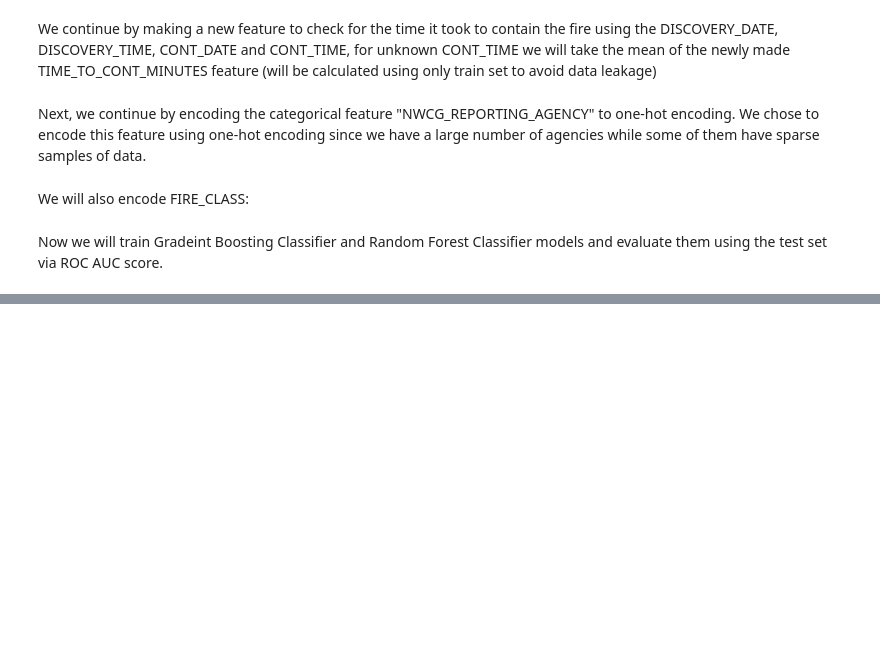
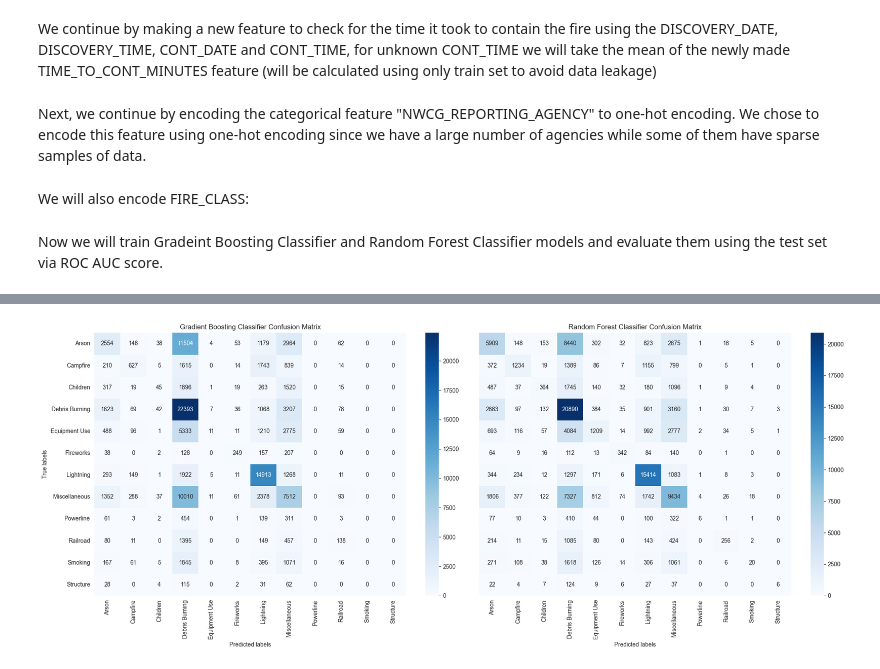
Before and after one commit to tal412/DataScienceFiresProject, a Jupyter notebook: FinalProject.ipynb, the cells around one changed output, grey strips where cells are left out. Cells and saved outputs as stored; diff of their text form; code cells hidden in the pictures; blank space fills up the shorter version.

```diff
--- a/FinalProject.ipynb
+++ b/FinalProject.ipynb
@@ -491,8 +446,9 @@ target_column = df_encoded.pop('STAT_CAUSE_DESCR')
 df_encoded['STAT_CAUSE_DESCR'] = target_column
 
 # Make the target column integer:
-df_encoded['STAT_CAUSE_DESCR'] = df_encoded['STAT_CAUSE_DESCR'].astype('category').cat.codes
-
+category_mapping = df_encoded['STAT_CAUSE_DESCR'].astype('category')
+mapping_dict = dict(enumerate(category_mapping.cat.categories))
+df_encoded['STAT_CAUSE_DESCR'] = category_mapping.cat.codes
 
 train_df, test_df = train_test_split(df_encoded, test_size=0.2, random_state=42)
 
@@ -617,0 +568,41 @@ df_encoded.to_csv('data_encoded.csv', index=False)
+# %%
+import seaborn as sns
+import matplotlib.pyplot as plt
+from sklearn.metrics import confusion_matrix
+
+# Assuming `gbc` and `rfc` are your trained models
+# Assuming `X_test` and `y_test` are your test datasets
+# Assuming `mapping_dict` is your mapping from integer labels back to string labels
+
+# Generate predictions
+gbc_predictions = gbc.predict(X_test)
+rfc_predictions = rfc.predict(X_test)
+
+# Convert integer predictions back to string labels using the mapping dictionary
+gbc_predictions_strings = [mapping_dict[label] for label in gbc_predictions]
+rfc_predictions_strings = [mapping_dict[label] for label in rfc_predictions]
+y_test_strings = [mapping_dict[label] for label in y_test]  # Convert y_test to strings
+
+# Compute confusion matrices with string labels
+labels_list = list(mapping_dict.values())  # Get the list of original string labels
+gbc_cm = confusion_matrix(y_test_strings, gbc_predictions_strings, labels=labels_list)
+rfc_cm = confusion_matrix(y_test_strings, rfc_predictions_strings, labels=labels_list)
+
+# Visualize the confusion matrices
+fig, ax = plt.subplots(1, 2, figsize=(20, 8), sharey=True)
+
+# Gradient Boosting Classifier Confusion Matrix
+sns.heatmap(gbc_cm, annot=True, fmt="d", ax=ax[0], cmap='Blues', xticklabels=labels_list, yticklabels=labels_list)
+ax[0].set_title('Gradient Boosting Classifier Confusion Matrix')
+ax[0].set_xlabel('Predicted labels')
+ax[0].set_ylabel('True labels')
+
+# Random Forest Classifier Confusion Matrix
+sns.heatmap(rfc_cm, annot=True, fmt="d", ax=ax[1], cmap='Blues', xticklabels=labels_list, yticklabels=labels_list)
+ax[1].set_title('Random Forest Classifier Confusion Matrix')
+ax[1].set_xlabel('Predicted labels')
+# ax[1].set_ylabel('True labels')  # Optional, already set for ax[0] and shared Y axis
+
+plt.tight_layout()
+plt.show()
+# %% [output]
@@ -617,0 +610 @@ df_encoded.to_csv('data_encoded.csv', index=False)
+[figure, added]
```
Also changed, not shown: parts of 9 cells of this notebook.
